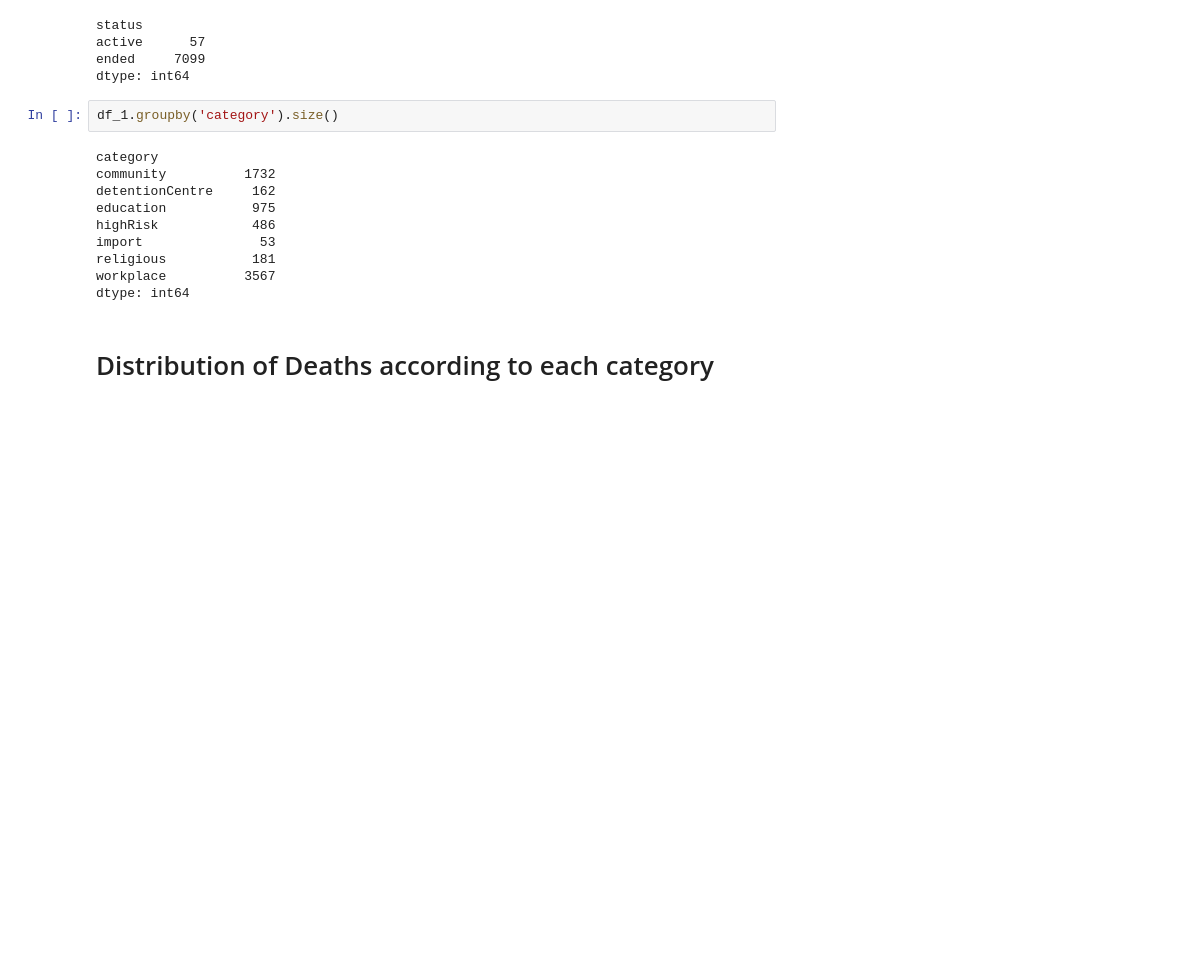
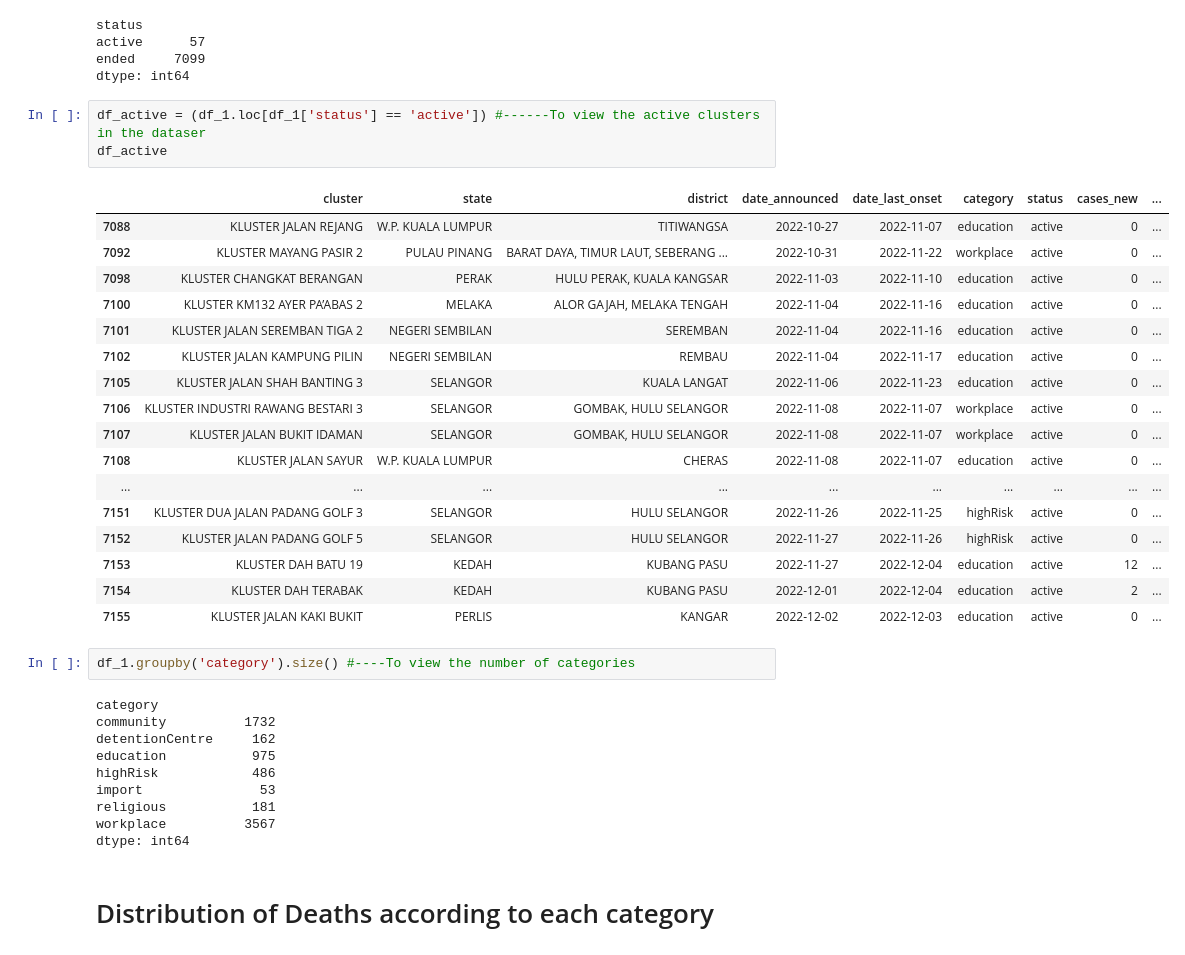
Before and after one commit to drmayu7/covid19-public, a Jupyter notebook: Narmathaa.ipynb, the cells around one changed output. Drawn from its saved outputs; the diff is of its cells as text; blank space fills up the shorter version.

```diff
--- a/Narmathaa.ipynb
+++ b/Narmathaa.ipynb
@@ -67,8 +50,29 @@ status
 active      57
 ended     7099
 dtype: int64
+# %%
+df_active = (df_1.loc[df_1['status'] == 'active']) #------To view the active clusters in the dataser
+df_active
+# %% [output]
+|  | cluster | state | district | date_announced | date_last_onset | category | status | cases_new | ... |
+| 7088 | KLUSTER JALAN REJANG | W.P. KUALA LUMPUR | TITIWANGSA | 2022-10-27 | 2022-11-07 | education | active | 0 | ... |
+| 7092 | KLUSTER MAYANG PASIR 2 | PULAU PINANG | BARAT DAYA, TIMUR LAUT, SEBERANG ... | 2022-10-31 | 2022-11-22 | workplace | active | 0 | ... |
+| 7098 | KLUSTER CHANGKAT BERANGAN | PERAK | HULU PERAK, KUALA KANGSAR | 2022-11-03 | 2022-11-10 | education | active | 0 | ... |
+| 7100 | KLUSTER KM132 AYER PA’ABAS 2 | MELAKA | ALOR GAJAH, MELAKA TENGAH | 2022-11-04 | 2022-11-16 | education | active | 0 | ... |
+| 7101 | KLUSTER JALAN SEREMBAN TIGA 2 | NEGERI SEMBILAN | SEREMBAN | 2022-11-04 | 2022-11-16 | education | active | 0 | ... |
+| 7102 | KLUSTER JALAN KAMPUNG PILIN | NEGERI SEMBILAN | REMBAU | 2022-11-04 | 2022-11-17 | education | active | 0 | ... |
+| 7105 | KLUSTER JALAN SHAH BANTING 3 | SELANGOR | KUALA LANGAT | 2022-11-06 | 2022-11-23 | education | active | 0 | ... |
+| 7106 | KLUSTER INDUSTRI RAWANG BESTARI 3 | SELANGOR | GOMBAK, HULU SELANGOR | 2022-11-08 | 2022-11-07 | workplace | active | 0 | ... |
+| 7107 | KLUSTER JALAN BUKIT IDAMAN | SELANGOR | GOMBAK, HULU SELANGOR | 2022-11-08 | 2022-11-07 | workplace | active | 0 | ... |
+| 7108 | KLUSTER JALAN SAYUR | W.P. KUALA LUMPUR | CHERAS | 2022-11-08 | 2022-11-07 | education | active | 0 | ... |
+| ... | ... | ... | ... | ... | ... | ... | ... | ... | ... |
+| 7151 | KLUSTER DUA JALAN PADANG GOLF 3 | SELANGOR | HULU SELANGOR | 2022-11-26 | 2022-11-25 | highRisk | active | 0 | ... |
+| 7152 | KLUSTER JALAN PADANG GOLF 5 | SELANGOR | HULU SELANGOR | 2022-11-27 | 2022-11-26 | highRisk | active | 0 | ... |
+| 7153 | KLUSTER DAH BATU 19 | KEDAH | KUBANG PASU | 2022-11-27 | 2022-12-04 | education | active | 12 | ... |
+| 7154 | KLUSTER DAH TERABAK | KEDAH | KUBANG PASU | 2022-12-01 | 2022-12-04 | education | active | 2 | ... |
+| 7155 | KLUSTER JALAN KAKI BUKIT | PERLIS | KANGAR | 2022-12-02 | 2022-12-03 | education | active | 0 | ... |
 # %%
-df_1.groupby('category').size()
+df_1.groupby('category').size() #----To view the number of categories
 # %% [output]
 category
 community          1732
```
Also changed, not shown: parts of 4 cells of this notebook.
